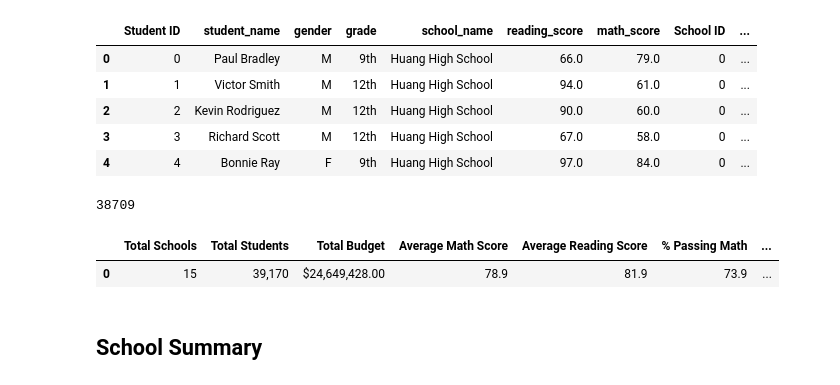
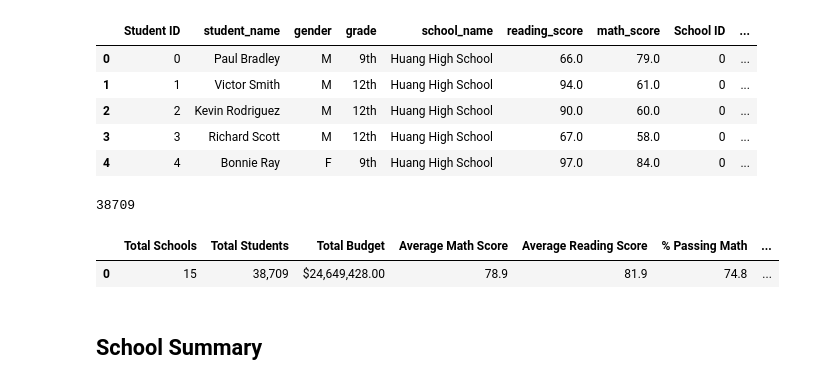
Before and after one commit to Olibabba/Week4_Jupyter_HW, a Jupyter notebook: PyCitySchools_Challenge_Testing.ipynb, the cells around one changed output. Cells and saved outputs as stored; diff of their text form; code cells hidden in the pictures.

Commit message:
finish summary excluding thomas ninth grade

```diff
--- a/PyCitySchools_Challenge_Testing.ipynb
+++ b/PyCitySchools_Challenge_Testing.ipynb
@@ -149,8 +149,8 @@ passing_math_count = school_data_complete_df[(school_data_complete_df["math_scor
 passing_reading_count = school_data_complete_df[(school_data_complete_df["reading_score"] >= 70)].count()["student_name"]
 # %%
 # Step 3. Calculate the passing percentages with the new total student count.
-passing_math_percent = 100 * passing_math_count / student_count
-passing_reading_percent = 100 * passing_reading_count / student_count
+passing_math_percent = 100 * passing_math_count / students_minus_thomas
+passing_reading_percent = 100 * passing_reading_count / students_minus_thomas
 # %%
 # Calculate the students who passed both reading and math.
 passing_math_reading = school_data_complete_df[(school_data_complete_df["math_score"] >= 70)
@@ -161,37 +161,37 @@ overall_passing_math_reading_count = passing_math_reading["student_name"].count(
 
 
 # Step 4.Calculate the overall passing percentage with new total student count.
-passing_math_reading_overall_percent = overall_passing_math_reading_count / student_count
+passing_math_reading_overall_percent = 100 * overall_passing_math_reading_count / students_minus_thomas
 # %%
 # Create a DataFrame
 district_summary_df = pd.DataFrame(
           [{"Total Schools": school_count,
-          "Total Students": student_count,
+          "Total Students": students_minus_thomas,
           "Total Budget": total_budget,
           "Average Math Score": average_math_score,
           "Average Reading Score": average_reading_score,
           "% Passing Math": passing_math_percent,
          "% Passing Reading": passing_reading_percent,
         "% Overall Passing": passing_math_reading_overall_percent}])
 
 
 
 # Format the "Total Students" to have the comma for a thousands separator.
 district_summary_df["Total Students"] = district_summary_df["Total Students"].map("{:,}".format)
 # Format the "Total Budget" to have the comma for a thousands separator, a decimal separator and a "$".
 district_summary_df["Total Budget"] = district_summary_df["Total Budget"].map("${:,.2f}".format)
 # Format the columns.
 district_summary_df["Average Math Score"] = district_summary_df["Average Math Score"].map("{:.1f}".format)
 district_summary_df["Average Reading Score"] = district_summary_df["Average Reading Score"].map("{:.1f}".format)
 district_summary_df["% Passing Math"] = district_summary_df["% Passing Math"].map("{:.1f}".format)
 district_summary_df["% Passing Reading"] = district_summary_df["% Passing Reading"].map("{:.1f}".format)
 district_summary_df["% Overall Passing"] = district_summary_df["% Overall Passing"].map("{:.1f}".format)
 
 # Display the data frame
 district_summary_df
 # %% [output]
 |  | Total Schools | Total Students | Total Budget | Average Math Score | Average Reading Score | % Passing Math | ... |
-| 0 | 15 | 39,170 | $24,649,428.00 | 78.9 | 81.9 | 73.9 | ... |
+| 0 | 15 | 38,709 | $24,649,428.00 | 78.9 | 81.9 | 74.8 | ... |
 # %% [markdown]
 ##  School Summary
 # %%
```
Also changed, not shown: parts of 6 cells of this notebook.
